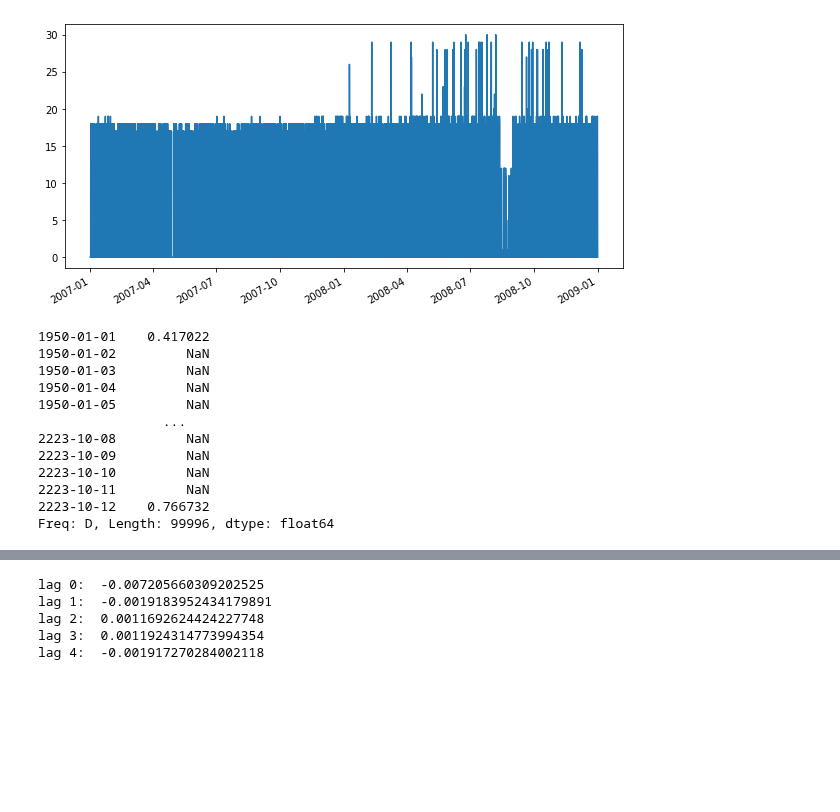
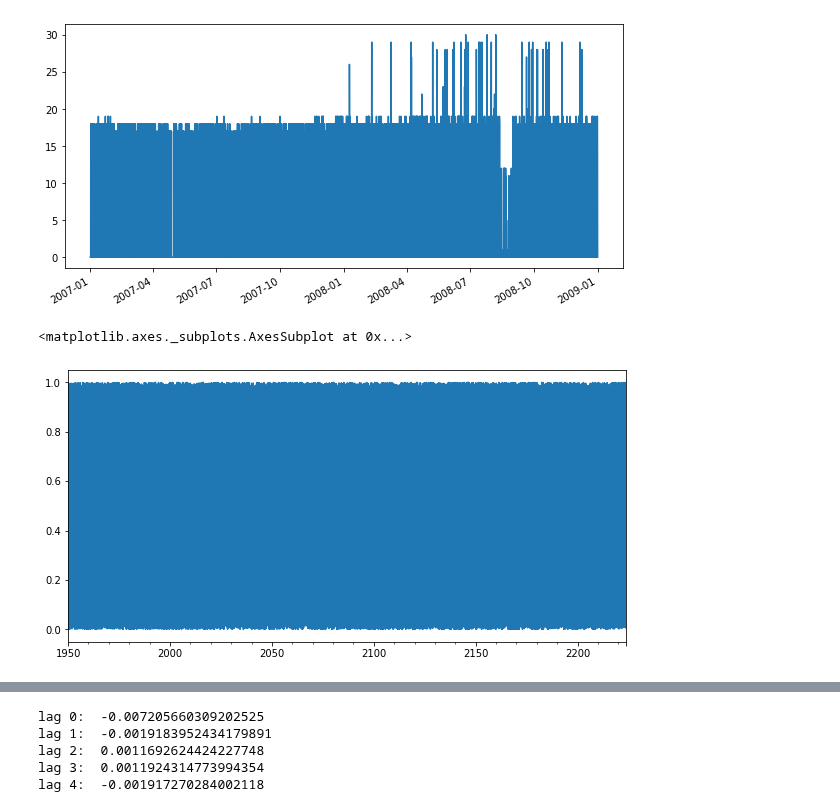
Before and after one commit to Barbarioli/OTSS, a Jupyter notebook: examples.ipynb, the cells around one changed output, grey strips where cells are left out. Drawn from its saved outputs; the diff is of its cells as text; code cells hidden in the pictures; blank space fills up the shorter version.

```diff
--- a/examples.ipynb
+++ b/examples.ipynb
@@ -549,24 +547,15 @@ eb_sample['2008-12-31 17:09:00']
 # %%
 np.random.seed(1)
 
 points = 100000
 data = np.random.rand(points) # You can use other random functions to generate values with constraints
 tidx = pd.date_range('1950-01-01', periods=points, freq='D') # freq='MS'set the frequency of date in months and start from day 1. You can use 'T' for minutes and so on
 series = pd.Series(data, index =tidx)
+series.plot(figsize=(10, 5))
+# %% [output]
+<matplotlib.axes._subplots.AxesSubplot at 0x...>
+[figure, added]
 # %%
 uniform_sample = uniform_sampler(series)
 # %%
-uniform_sample.resample('D').mean()
+uniform_sample = uniform_sample.resample('D').mean()
-# %% [output]
-1950-01-01    0.417022
-1950-01-02         NaN
-1950-01-03         NaN
-1950-01-04         NaN
-1950-01-05         NaN
-                ...
-2223-10-08         NaN
-2223-10-09         NaN
-2223-10-10         NaN
-2223-10-11         NaN
-2223-10-12    0.766732
-Freq: D, Length: 99996, dtype: float64
```
Also changed, not shown: parts of 15 cells of this notebook.
